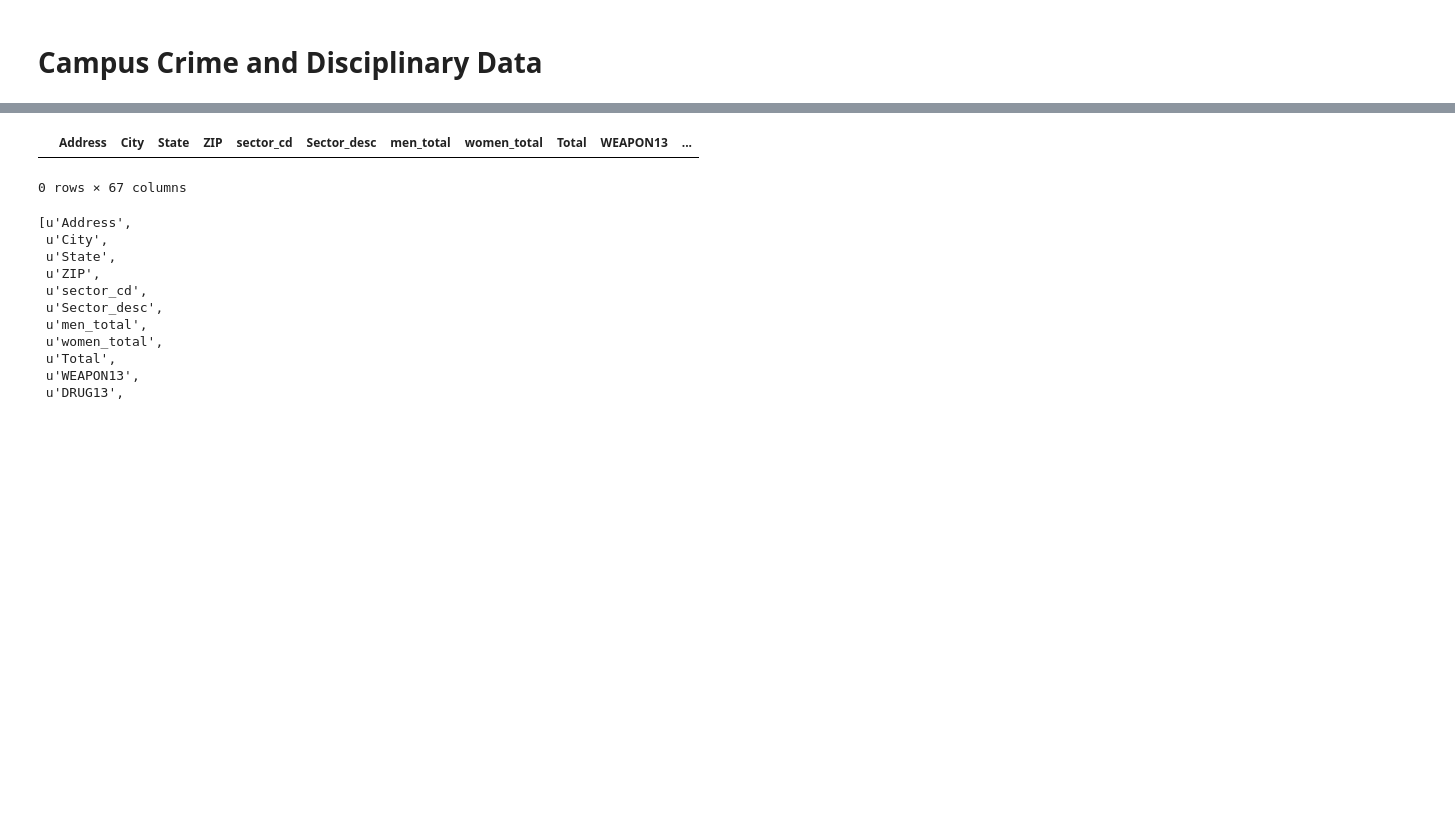
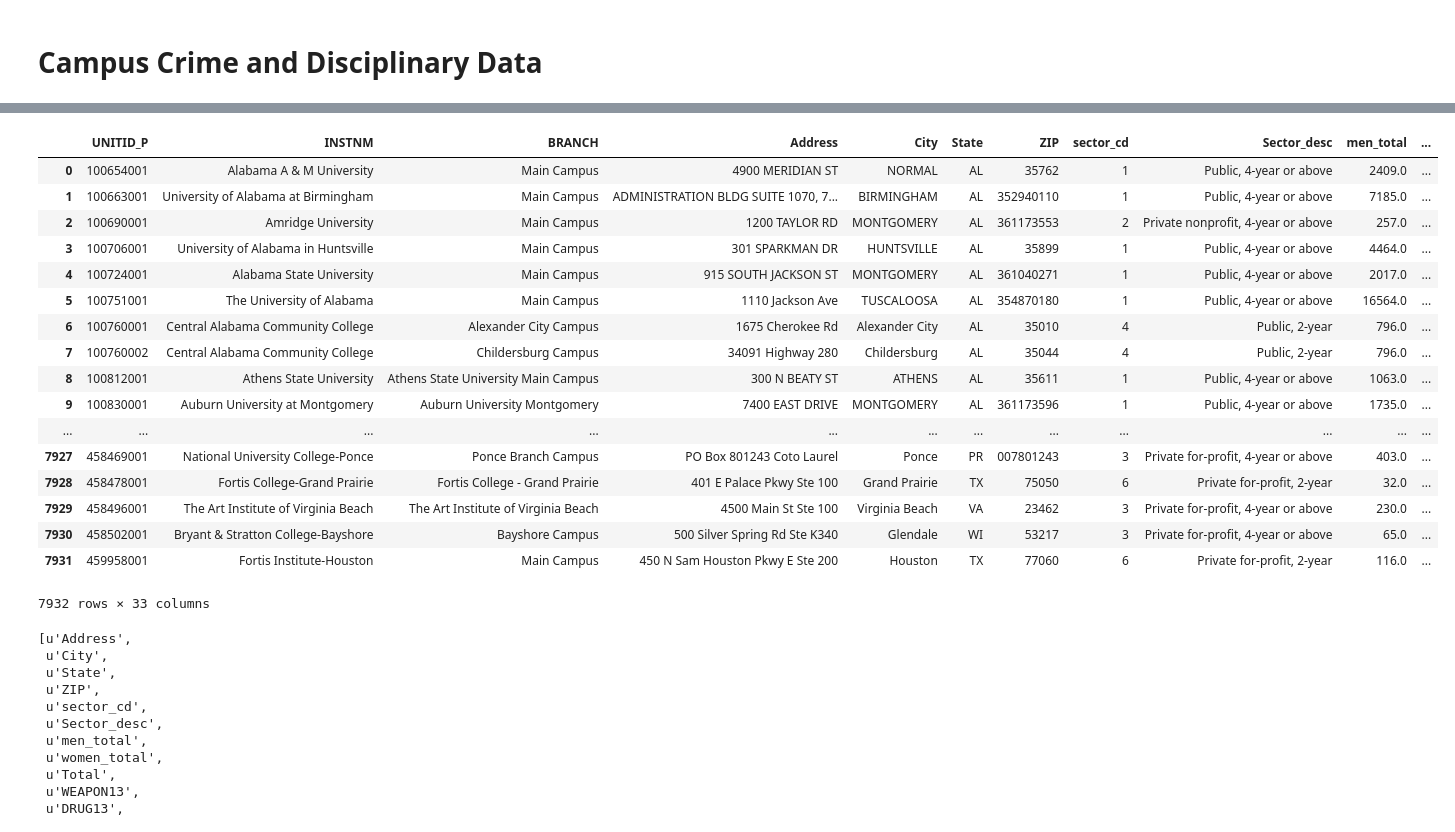
Before and after one commit to malelew/UC_campus_security, a Jupyter notebook: campus-crime-discipline.ipynb, the cells around one changed output, grey strips where cells are left out. Cells and saved outputs as stored; diff of their text form; code cells hidden in the pictures; blank space fills up the shorter version.

Commit message:
issue with merge has to do with the two oldest sheets

```diff
--- a/campus-crime-discipline.ipynb
+++ b/campus-crime-discipline.ipynb
@@ -6,6 +8,11 @@
 import numpy as np
 import pandas as pd
 import matplotlib.pyplot as plt
+# %%
+ocd09 = xlrd.open_workbook('crime-sheets/Crime2009EXCEL/oncampusdiscipline060708.xls', logfile=open(os.devnull, 'w'))
+ocd08 = xlrd.open_workbook('crime-sheets/Crime2008EXCEL/oncampusdiscipline050607.xls', logfile=open(os.devnull, 'w'))
+ocd09df = pd.read_excel(ocd09, engine='xlrd')
+ocd08df = pd.read_excel(ocd08, engine='xlrd')
 # %%
 ocd16df = pd.read_excel('crime-sheets/Crime2016EXCEL/oncampusdiscipline131415.xls')
 ocd15df = pd.read_excel('crime-sheets/Crime2015EXCEL/oncampusdiscipline121314.xls')
@@ -14,10 +21,12 @@ ocd13df = pd.read_excel('crime-sheets/Crime2013EXCEL/oncampusdiscipline101112.xl
 ocd12df = pd.read_excel('crime-sheets/Crime2012EXCEL/oncampusdiscipline091011.xls')
 ocd11df = pd.read_excel('crime-sheets/Crime2011EXCEL/oncampusdiscipline080910.xls')
 ocd10df = pd.read_excel('crime-sheets/Crime2010EXCEL/oncampusdiscipline070809.xls')
-ocd09df = pd.read_excel('crime-sheets/Crime2009EXCEL/oncampusdiscipline060708.xls')
-ocd08df = pd.read_excel('crime-sheets/Crime2008EXCEL/oncampusdiscipline050607.xls')
-# rename total column in 08 for consistency with the rest of the sheets
-ocd08df = ocd08df.rename(index=str, columns={'total': 'Total'})
+#ocd09df = pd.read_excel('crime-sheets/Crime2009EXCEL/oncampusdiscipline060708.xls')
+#ocd08df = pd.read_excel('crime-sheets/Crime2008EXCEL/oncampusdiscipline050607.xls')
+# rename total, Zip column in 08 for consistency with the rest of the sheets
+ocd08df = ocd08df.rename(index=str, columns={'total': 'Total', 'Zip': 'ZIP'})
+# rename the 09 columsn in 10 report due to typo
+ocd10df = ocd10df.rename(index=str, columns={'WEAPON8.1': 'WEAPON9', 'DRUG8.1': 'DRUG9', 'LIQUOR8.1': 'LIQUOR9'})
 ocd_dfs = [ocd16df ,ocd15df, ocd14df, ocd13df, ocd12df, ocd11df, ocd10df, ocd09df, ocd08df]
 len(ocd_dfs)
 # %% [output]
@@ -26,0 +56,5 @@ WARNING *** OLE2 inconsistency: SSCS size is 0 but SSAT size is non-zero
+# %%
+i = ocd16df
+i = i.drop(list(i)[1:12], 1)
+i = i[list(i)[:len(list(i))-3]]
+list(i)
@@ -28,10 +73,19 @@ WARNING *** OLE2 inconsistency: SSCS size is 0 but SSAT size is non-zero
 df = pd.DataFrame(ocd16df)
 # old cold used for merging intersection of columns
 #    on=list(set(list(df)) & set(list(i))
-j = 0
+
+#i = ocd09df
+#i = i.drop(list(i)[1:12], 1)
+#i = i[list(i)[:len(list(i))-3]]
+#df = df.merge(i, how='inner', on=list(set(list(df)) & set(list(i))))
+
 for i in ocd_dfs:
-    i = i.drop(['men_total', 'women_total', 'Total', 'Address', 'City', 'State', 'sector_cd'], 1)
+    i = i.drop(list(i)[1:12], 1)
+    i = i[list(i)[:len(list(i))-3]]
+    #print list(set(list(df)) & set(list(i)))
     df = df.merge(i, how='inner', on=list(set(list(df)) & set(list(i))))
+    df.dropna()
+    print df.shape
 
 print 'done'
 # %% [output]
@@ -38,9 +101,26 @@ print 'done'
 done
 # %%
 # more cleaning
+df
 # %% [output]
-|  | Address | City | State | ZIP | sector_cd | Sector_desc | men_total | women_total | Total | WEAPON13 | ... |
+|  | UNITID_P | INSTNM | BRANCH | Address | City | State | ZIP | sector_cd | Sector_desc | men_total | ... |
+| 0 | 100654001 | Alabama A & M University | Main Campus | 4900 MERIDIAN ST | NORMAL | AL | 35762 | 1 | Public, 4-year or above | 2409.0 | ... |
+| 1 | 100663001 | University of Alabama at Birmingham | Main Campus | ADMINISTRATION BLDG SUITE 1070, 7... | BIRMINGHAM | AL | 352940110 | 1 | Public, 4-year or above | 7185.0 | ... |
+| 2 | 100690001 | Amridge University | Main Campus | 1200 TAYLOR RD | MONTGOMERY | AL | 361173553 | 2 | Private nonprofit, 4-year or above | 257.0 | ... |
+| 3 | 100706001 | University of Alabama in Huntsville | Main Campus | 301 SPARKMAN DR | HUNTSVILLE | AL | 35899 | 1 | Public, 4-year or above | 4464.0 | ... |
+| 4 | 100724001 | Alabama State University | Main Campus | 915 SOUTH JACKSON ST | MONTGOMERY | AL | 361040271 | 1 | Public, 4-year or above | 2017.0 | ... |
+| 5 | 100751001 | The University of Alabama | Main Campus | 1110 Jackson Ave | TUSCALOOSA | AL | 354870180 | 1 | Public, 4-year or above | 16564.0 | ... |
+| 6 | 100760001 | Central Alabama Community College | Alexander City Campus | 1675 Cherokee Rd | Alexander City | AL | 35010 | 4 | Public, 2-year | 796.0 | ... |
+| 7 | 100760002 | Central Alabama Community College | Childersburg Campus | 34091 Highway 280 | Childersburg | AL | 35044 | 4 | Public, 2-year | 796.0 | ... |
+| 8 | 100812001 | Athens State University | Athens State University Main Campus | 300 N BEATY ST | ATHENS | AL | 35611 | 1 | Public, 4-year or above | 1063.0 | ... |
+| 9 | 100830001 | Auburn University at Montgomery | Auburn University Montgomery | 7400 EAST DRIVE | MONTGOMERY | AL | 361173596 | 1 | Public, 4-year or above | 1735.0 | ... |
+| ... | ... | ... | ... | ... | ... | ... | ... | ... | ... | ... | ... |
+| 7927 | 458469001 | National University College-Ponce | Ponce Branch Campus | PO Box 801243 Coto Laurel | Ponce | PR | 007801243 | 3 | Private for-profit, 4-year or above | 403.0 | ... |
+| 7928 | 458478001 | Fortis College-Grand Prairie | Fortis College - Grand Prairie | 401 E Palace Pkwy Ste 100 | Grand Prairie | TX | 75050 | 6 | Private for-profit, 2-year | 32.0 | ... |
+| 7929 | 458496001 | The Art Institute of Virginia Beach | The Art Institute of Virginia Beach | 4500 Main St Ste 100 | Virginia Beach | VA | 23462 | 3 | Private for-profit, 4-year or above | 230.0 | ... |
+| 7930 | 458502001 | Bryant & Stratton College-Bayshore | Bayshore Campus | 500 Silver Spring Rd Ste K340 | Glendale | WI | 53217 | 3 | Private for-profit, 4-year or above | 65.0 | ... |
+| 7931 | 459958001 | Fortis Institute-Houston | Main Campus | 450 N Sam Houston Pkwy E Ste 200 | Houston | TX | 77060 | 6 | Private for-profit, 2-year | 116.0 | ... |
-0 rows × 67 columns
+7932 rows × 33 columns
 # %%
 df = pd.merge(ocd15df, ocd16df, how='inner', on=list(set(list(ocd15df)) & set(list(ocd16df))))
 # %%
```
Also changed, not shown: parts of 6 cells of this notebook.
